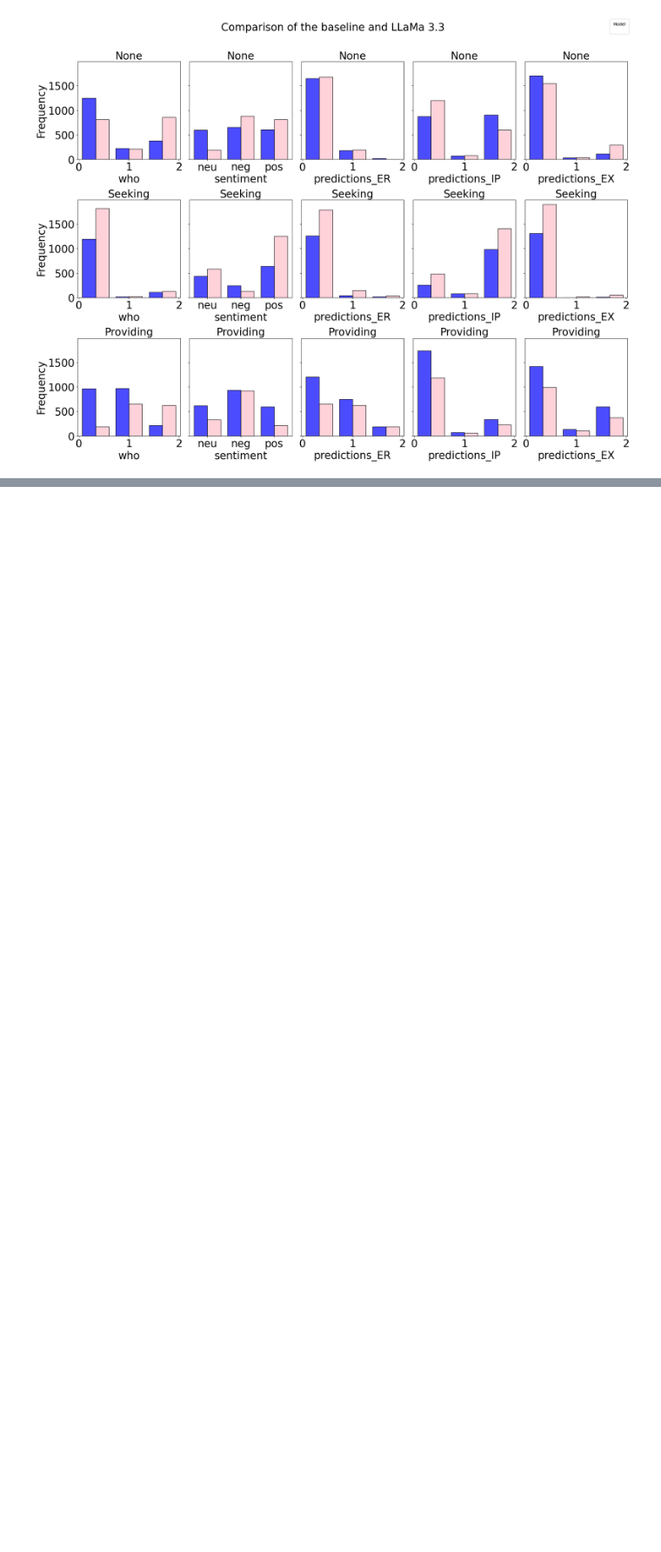
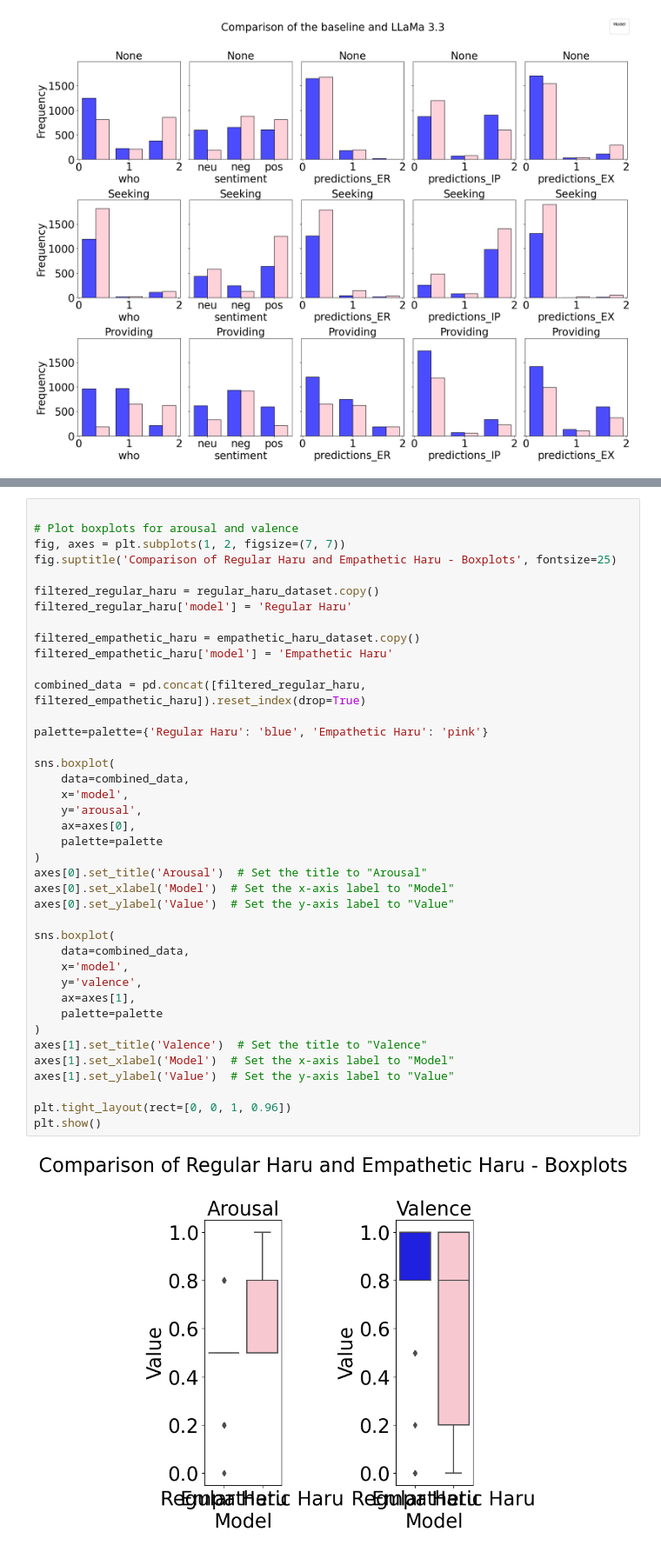
Before and after one commit to christianharu/WHEE, a Jupyter notebook: graphs.ipynb, the cells around one changed output, grey strips where cells are left out. Shown at 87% size. Drawn from its saved outputs; the diff is of its cells as text; blank space fills up the shorter version.

```diff
--- a/graphs.ipynb
+++ b/graphs.ipynb
@@ -299,0 +445,42 @@ plt.show()
+# %%
+
+# Plot boxplots for arousal and valence
+fig, axes = plt.subplots(1, 2, figsize=(7, 7))
+fig.suptitle('Comparison of Regular Haru and Empathetic Haru - Boxplots', fontsize=25)
+
+filtered_regular_haru = regular_haru_dataset.copy()
+filtered_regular_haru['model'] = 'Regular Haru'
+
+filtered_empathetic_haru = empathetic_haru_dataset.copy()
+filtered_empathetic_haru['model'] = 'Empathetic Haru'
+
+combined_data = pd.concat([filtered_regular_haru, filtered_empathetic_haru]).reset_index(drop=True)
+
+palette=palette={'Regular Haru': 'blue', 'Empathetic Haru': 'pink'}
+
+sns.boxplot(
+    data=combined_data,
+    x='model',
+    y='arousal',
+    ax=axes[0],
+    palette=palette
+)
+axes[0].set_title('Arousal')  # Set the title to "Arousal"
+axes[0].set_xlabel('Model')  # Set the x-axis label to "Model"
+axes[0].set_ylabel('Value')  # Set the y-axis label to "Value"
+
+sns.boxplot(
+    data=combined_data,
+    x='model',
+    y='valence',
+    ax=axes[1],
+    palette=palette
+)
+axes[1].set_title('Valence')  # Set the title to "Valence"
+axes[1].set_xlabel('Model')  # Set the x-axis label to "Model"
+axes[1].set_ylabel('Value')  # Set the y-axis label to "Value"
+
+plt.tight_layout(rect=[0, 0, 1, 0.96])
+plt.show()
+# %% [output]
+[figure, added]
```
Also changed, not shown: parts of 11 cells of this notebook.
